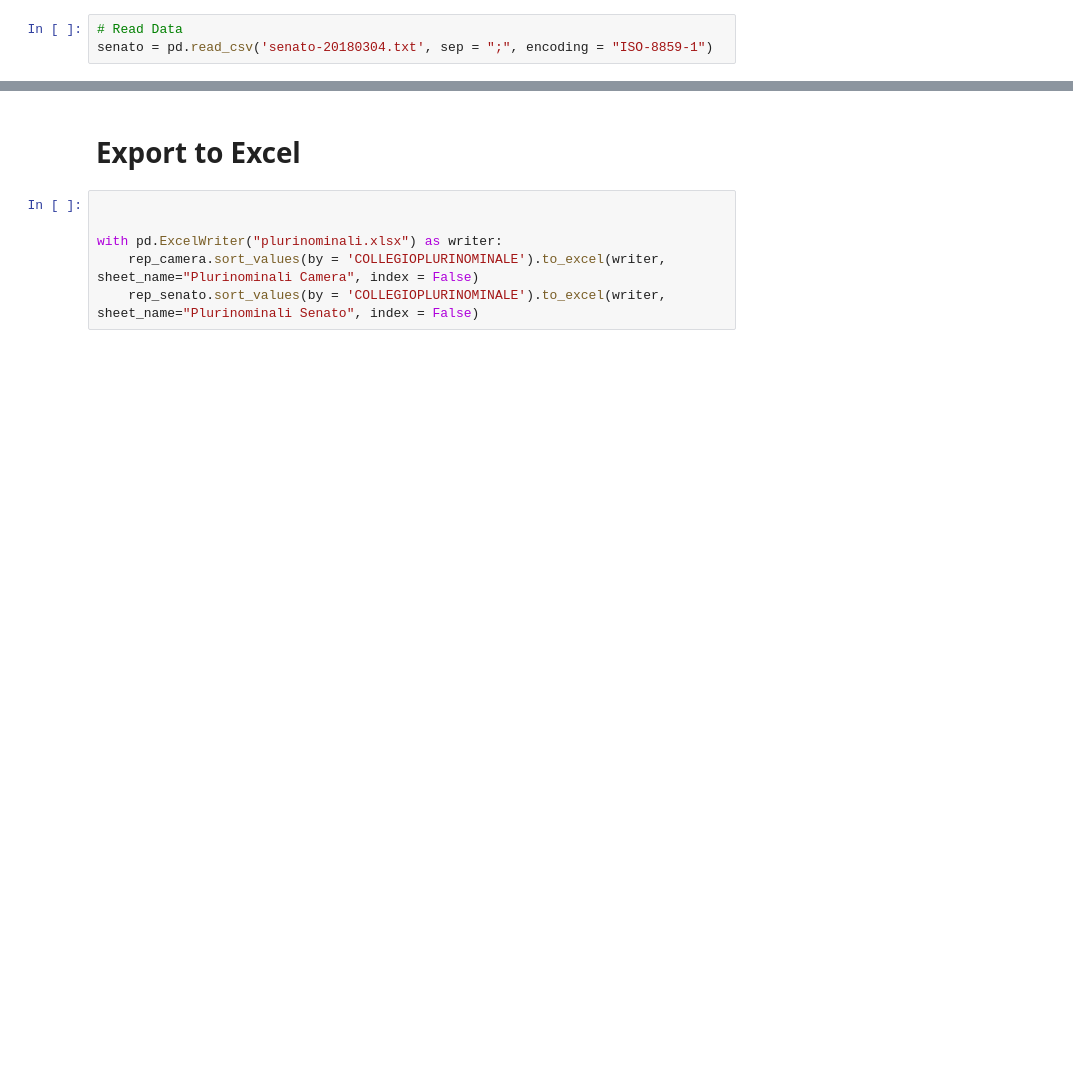
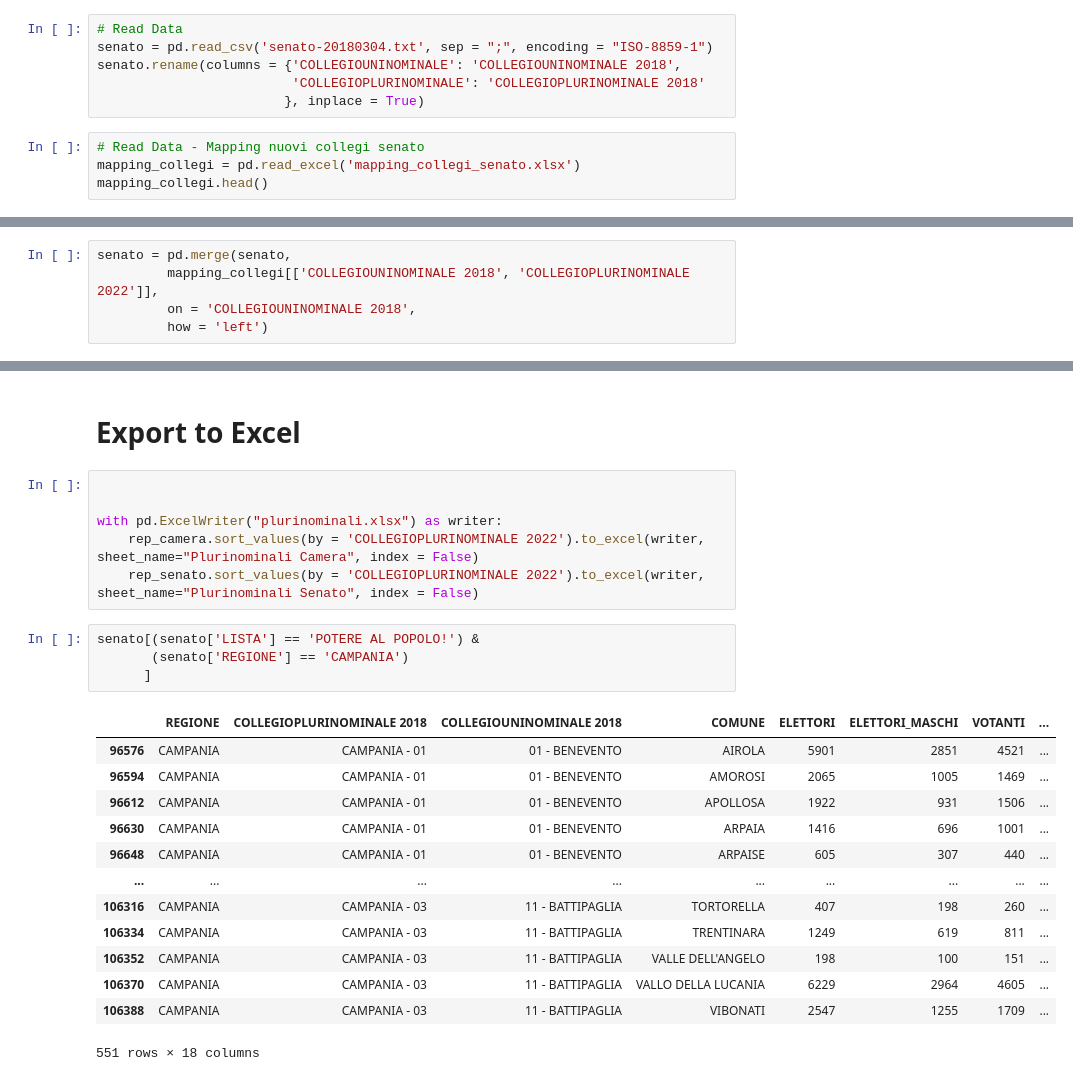
Before and after one commit to misclassified/electiondata, a Jupyter notebook: Analisi_Nazionali_2022/analisi_collegi_plurinominali.ipynb, the cells around one changed output, grey strips where cells are left out. Drawn from its saved outputs; the diff is of its cells as text; blank space fills up the shorter version.

```diff
--- a/Analisi_Nazionali_2022/analisi_collegi_plurinominali.ipynb
+++ b/Analisi_Nazionali_2022/analisi_collegi_plurinominali.ipynb
@@ -139,3 +181,10 @@ rep_camera
 # %%
 # Read Data
 senato = pd.read_csv('senato-20180304.txt', sep = ";", encoding = "ISO-8859-1")
+senato.rename(columns = {'COLLEGIOUNINOMINALE': 'COLLEGIOUNINOMINALE 2018',
+                         'COLLEGIOPLURINOMINALE': 'COLLEGIOPLURINOMINALE 2018'
+                        }, inplace = True)
+# %%
+# Read Data - Mapping nuovi collegi senato
+mapping_collegi = pd.read_excel('mapping_collegi_senato.xlsx')
+mapping_collegi.head()
@@ -142,2 +213,7 @@ senato = pd.read_csv('senato-20180304.txt', sep = ";", encoding = "ISO-8859-1")
+# %%
+senato = pd.merge(senato,
+         mapping_collegi[['COLLEGIOUNINOMINALE 2018', 'COLLEGIOPLURINOMINALE 2022']],
+         on = 'COLLEGIOUNINOMINALE 2018',
+         how = 'left')
 # %%
 # Crea tabella elettori e votanti collegio plurinominale
@@ -259,5 +345,23 @@ rep_camera.sort_values(by = 'Scenario 2', ascending = False)
 
 
 with pd.ExcelWriter("plurinominali.xlsx") as writer:
-    rep_camera.sort_values(by = 'COLLEGIOPLURINOMINALE').to_excel(writer, sheet_name="Plurinominali Camera", index = False)
-    rep_senato.sort_values(by = 'COLLEGIOPLURINOMINALE').to_excel(writer, sheet_name="Plurinominali Senato", index = False)
+    rep_camera.sort_values(by = 'COLLEGIOPLURINOMINALE 2022').to_excel(writer, sheet_name="Plurinominali Camera", index = False)
+    rep_senato.sort_values(by = 'COLLEGIOPLURINOMINALE 2022').to_excel(writer, sheet_name="Plurinominali Senato", index = False)
+# %%
+senato[(senato['LISTA'] == 'POTERE AL POPOLO!') &
+       (senato['REGIONE'] == 'CAMPANIA')
+      ]
+# %% [output]
+|  | REGIONE | COLLEGIOPLURINOMINALE 2018 | COLLEGIOUNINOMINALE 2018 | COMUNE | ELETTORI | ELETTORI_MASCHI | VOTANTI | ... |
+| 96576 | CAMPANIA | CAMPANIA - 01 | 01 - BENEVENTO | AIROLA | 5901 | 2851 | 4521 | ... |
+| 96594 | CAMPANIA | CAMPANIA - 01 | 01 - BENEVENTO | AMOROSI | 2065 | 1005 | 1469 | ... |
+| 96612 | CAMPANIA | CAMPANIA - 01 | 01 - BENEVENTO | APOLLOSA | 1922 | 931 | 1506 | ... |
+| 96630 | CAMPANIA | CAMPANIA - 01 | 01 - BENEVENTO | ARPAIA | 1416 | 696 | 1001 | ... |
+| 96648 | CAMPANIA | CAMPANIA - 01 | 01 - BENEVENTO | ARPAISE | 605 | 307 | 440 | ... |
+| ... | ... | ... | ... | ... | ... | ... | ... | ... |
+| 106316 | CAMPANIA | CAMPANIA - 03 | 11 - BATTIPAGLIA | TORTORELLA | 407 | 198 | 260 | ... |
+| 106334 | CAMPANIA | CAMPANIA - 03 | 11 - BATTIPAGLIA | TRENTINARA | 1249 | 619 | 811 | ... |
+| 106352 | CAMPANIA | CAMPANIA - 03 | 11 - BATTIPAGLIA | VALLE DELL'ANGELO | 198 | 100 | 151 | ... |
+| 106370 | CAMPANIA | CAMPANIA - 03 | 11 - BATTIPAGLIA | VALLO DELLA LUCANIA | 6229 | 2964 | 4605 | ... |
+| 106388 | CAMPANIA | CAMPANIA - 03 | 11 - BATTIPAGLIA | VIBONATI | 2547 | 1255 | 1709 | ... |
+551 rows × 18 columns
```
Also changed, not shown: parts of 22 cells of this notebook, 7 other files.
